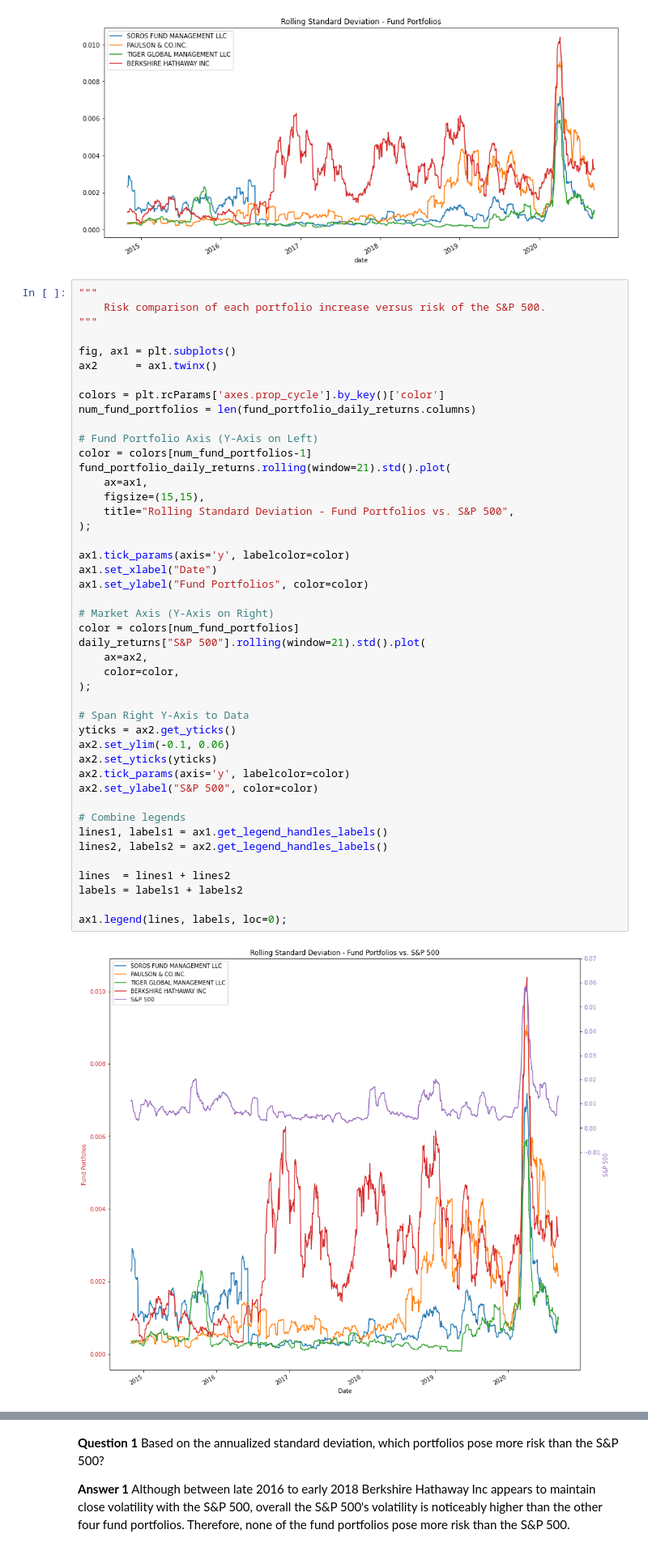
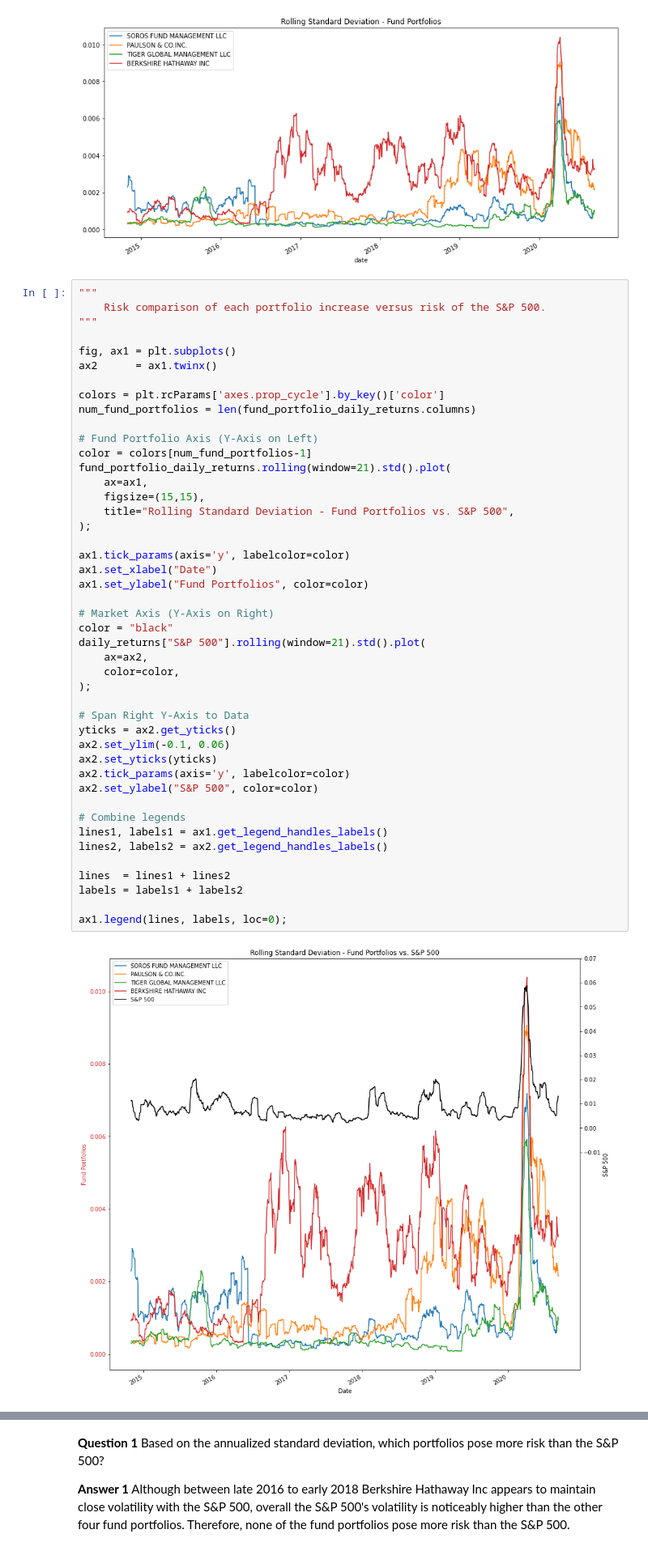
Before and after one commit to jasonjgarcia24/risk-return-analysis, a Jupyter notebook: risk_return_analysis.ipynb, the cells around one changed output, grey strips where cells are left out. Shown: that part at 81% size. Saved outputs shown, nothing was run; the diff lists cells and outputs as text.

```diff
--- a/risk_return_analysis.ipynb
+++ b/risk_return_analysis.ipynb
@@ -296,35 +296,35 @@ fund_portfolio_daily_returns.rolling(window=21).std().plot(
     figsize=(15,15),
     title="Rolling Standard Deviation - Fund Portfolios vs. S&P 500",
 );
 
 ax1.tick_params(axis='y', labelcolor=color)
 ax1.set_xlabel("Date")
 ax1.set_ylabel("Fund Portfolios", color=color)
 
 # Market Axis (Y-Axis on Right)
-color = colors[num_fund_portfolios]
+color = "black"
 daily_returns["S&P 500"].rolling(window=21).std().plot(
     ax=ax2,
     color=color,
 );
 
 # Span Right Y-Axis to Data
 yticks = ax2.get_yticks()
 ax2.set_ylim(-0.1, 0.06)
 ax2.set_yticks(yticks)
 ax2.tick_params(axis='y', labelcolor=color)
 ax2.set_ylabel("S&P 500", color=color)
 
 # Combine legends
 lines1, labels1 = ax1.get_legend_handles_labels()
 lines2, labels2 = ax2.get_legend_handles_labels()
 
 lines  = lines1 + lines2
 labels = labels1 + labels2
 
 ax1.legend(lines, labels, loc=0);
 # %% [output]
-[figure, old version]
+[figure, new version]
 # %% [markdown]
 #### Step 5: Answer the following three questions:
 
```
Also changed, not shown: parts of 7 cells of this notebook.
